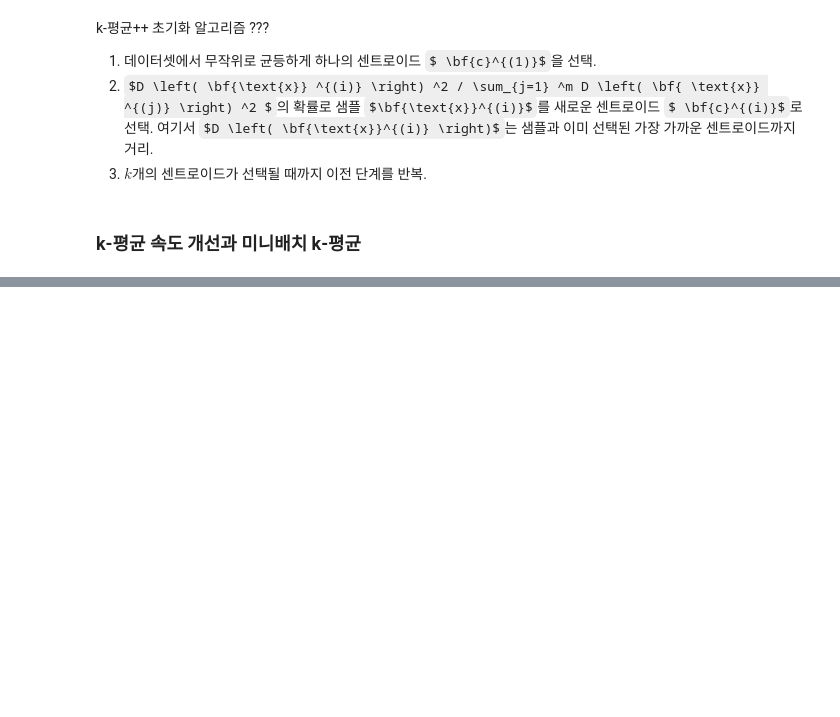
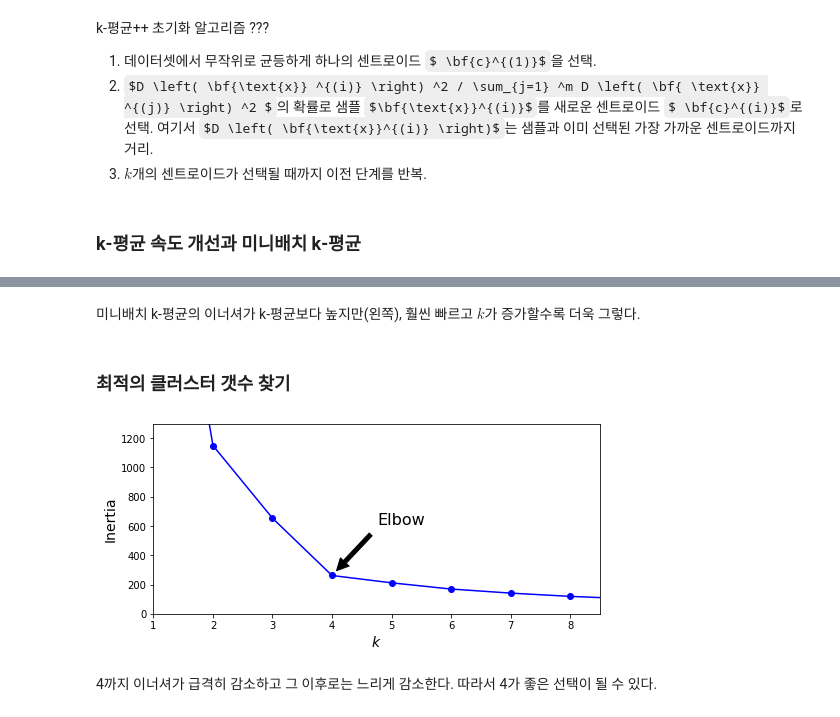
Before and after one commit to PinguKim9/2020_winter_HandsOnMachineLearning, a Jupyter notebook: Chapter 9 비지도 학습.ipynb, the cells around one changed output, grey strips where cells are left out. Cells and saved outputs as stored; diff of their text form; code cells hidden in the pictures; some formulas as TeX source; blank space fills up the shorter version.

```diff
--- a/Chapter 9 비지도 학습.ipynb
+++ b/Chapter 9 비지도 학습.ipynb
@@ -267,0 +315,27 @@ k-평균++ 초기화 알고리즘 ???
+# %% [markdown]
+미니배치 k-평균의 이너셔가 k-평균보다 높지만(왼쪽), 훨씬 빠르고 $k$가 증가할수록 더욱 그렇다.
+# %% [markdown]
+### 최적의 클러스터 갯수 찾기
+# %%
+# 이너셔 그래프
+kmeans_per_k = [KMeans(n_clusters=k, random_state=42).fit(X)
+                for k in range(1, 10)]
+inertias = [model.inertia_ for model in kmeans_per_k]
+
+plt.figure(figsize=(8, 3.5))
+plt.plot(range(1, 10), inertias, "bo-")
+plt.xlabel("$k$", fontsize=14)
+plt.ylabel("Inertia", fontsize=14)
+plt.annotate('Elbow',
+             xy=(4, inertias[3]),
+             xytext=(0.55, 0.55),
+             textcoords='figure fraction',
+             fontsize=16,
+             arrowprops=dict(facecolor='black', shrink=0.1)
+            )
+plt.axis([1, 8.5, 0, 1300])
+plt.show()
+# %% [output]
+[figure, added]
+# %% [markdown]
+4까지 이너셔가 급격히 감소하고 그 이후로는 느리게 감소한다. 따라서 4가 좋은 선택이 될 수 있다.
```
Also changed, not shown: parts of 71 cells of this notebook.
